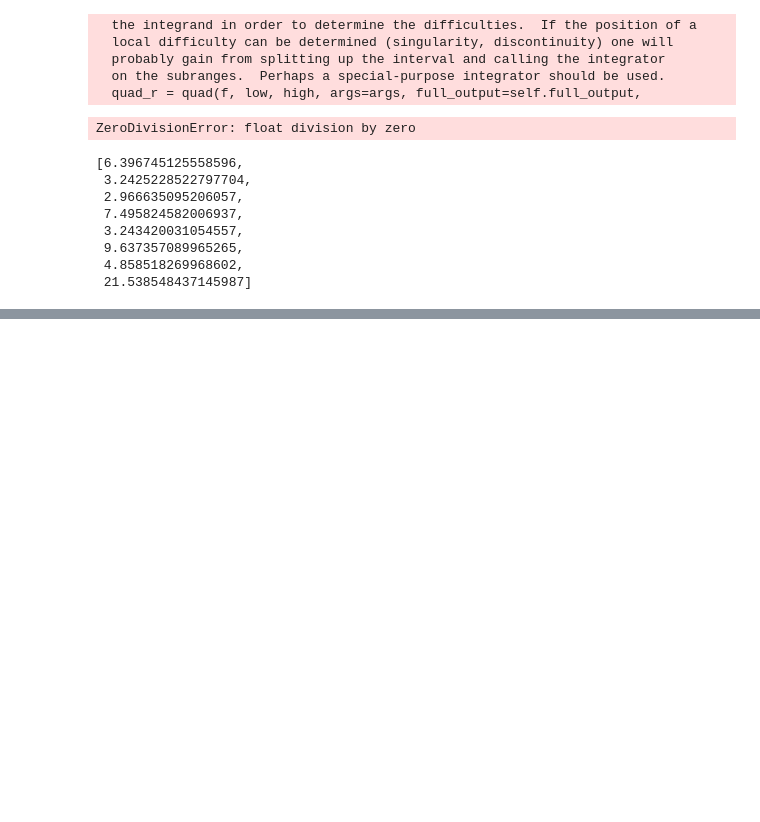
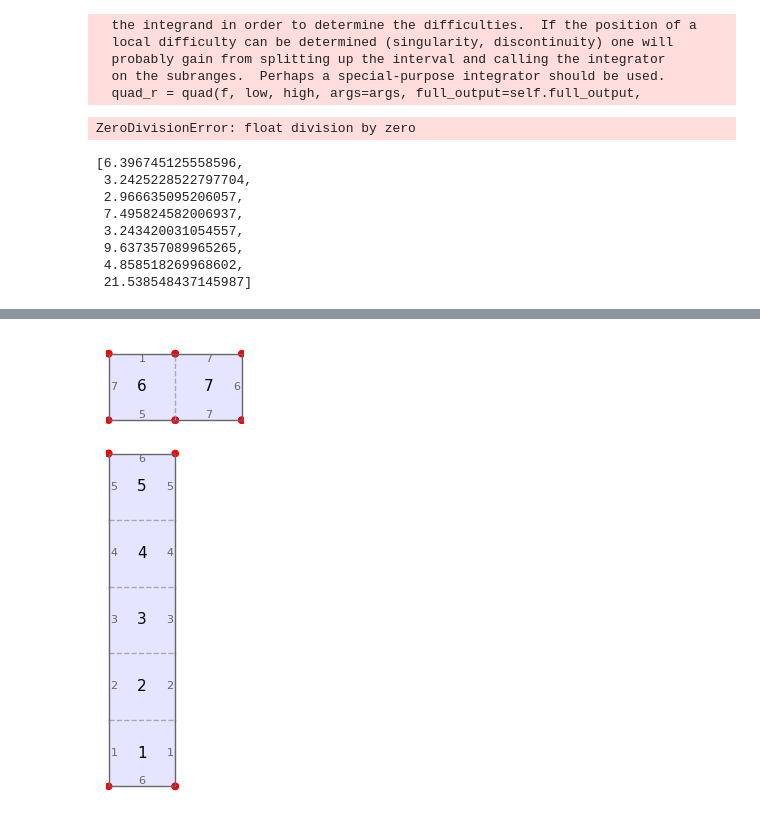
Before and after one commit to mlbeers/MXM, a Jupyter notebook: Poincare_Sections/CoVolume.ipynb, the cells around one changed output, grey strips where cells are left out. Drawn from its saved outputs; the diff is of its cells as text; code cells hidden in the pictures; blank space fills up the shorter version.

```diff
--- a/Poincare_Sections/CoVolume.ipynb
+++ b/Poincare_Sections/CoVolume.ipynb
@@ -51,0 +78,7 @@ covolume_list
+# %%
+permutations = perms_list(7)
+# %%
+perm = permutations[0]
+perm.show()
+# %% [output]
+[figure, added]
```
Also changed, not shown: parts of 3 cells of this notebook, 4 other files.
